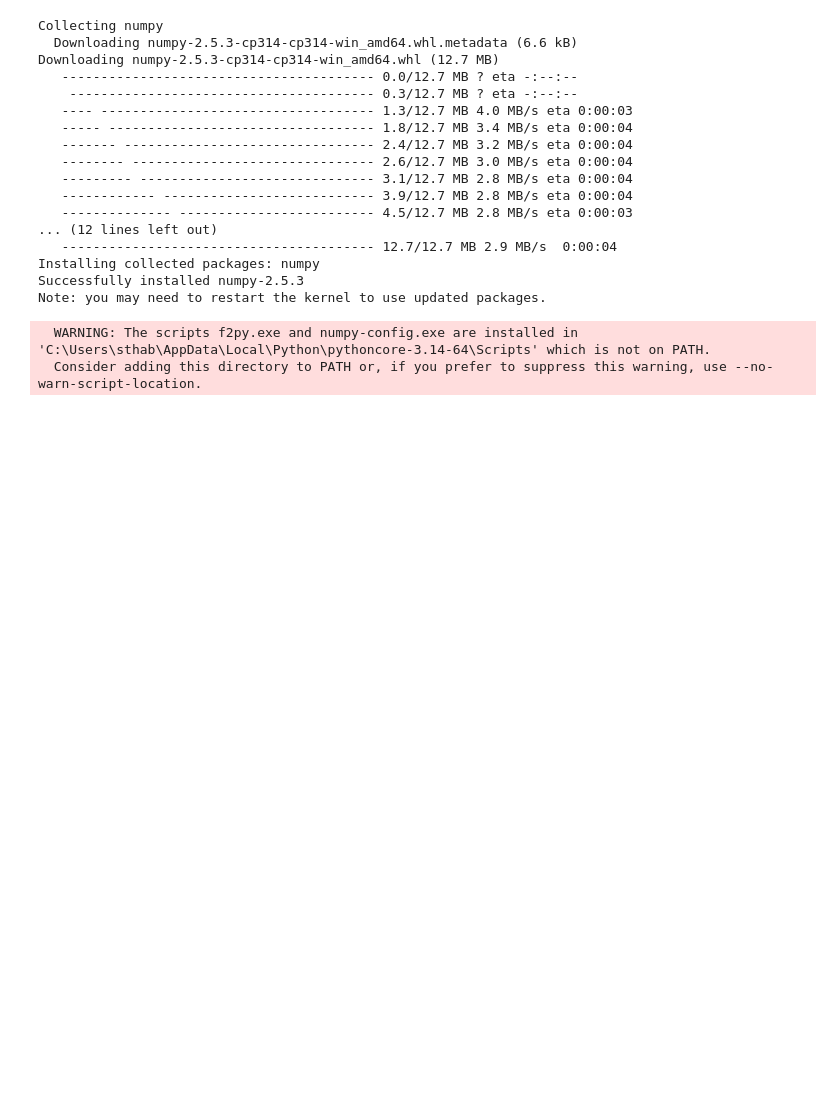
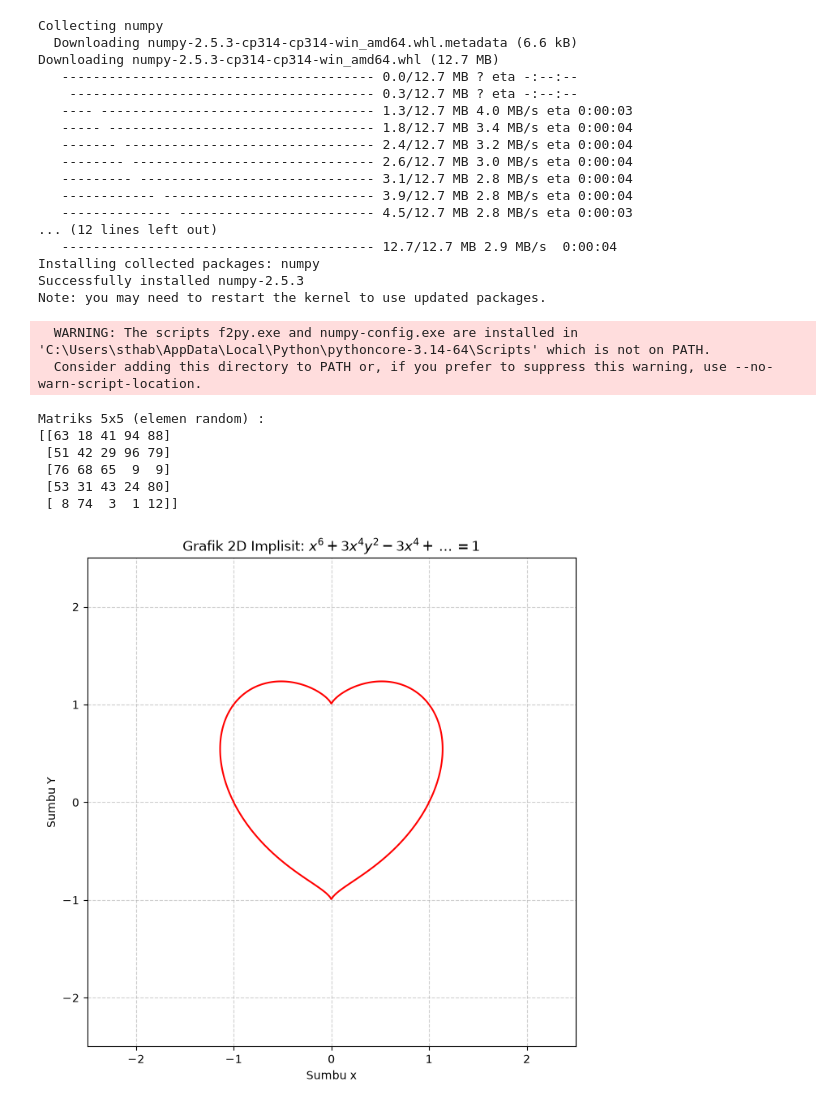
Before and after one commit to tamara-sinaga/CERTAN, a Jupyter notebook: week 1/Praktikum.ipynb, the cells around one changed output. Drawn from its saved outputs; the diff is of its cells as text; code cells hidden in the pictures; blank space fills up the shorter version.

```diff
--- a/week 1/tes.ipynb
+++ b/week 1/Praktikum.ipynb
@@ -805,3 +805,48 @@ Successfully installed numpy-2.5.3
 Note: you may need to restart the kernel to use updated packages.
   WARNING: The scripts f2py.exe and numpy-config.exe are installed in 'C:\Users\sthab\AppData\Local\Python\pythoncore-3.14-64\Scripts' which is not on PATH.
   Consider adding this directory to PATH or, if you prefer to suppress this warning, use --no-warn-script-location.
+# %%
+#Tugas_01_42324042
+
+import numpy as np
+
+# membuat matriks 5x5 dengan elemen random (bilangan bulat 1 - 99)
+matriks = np.random.randint(1, 100, size=(5, 5))
+
+print("Matriks 5x5 (elemen random) :")
+print(matriks)
+# %% [output]
+Matriks 5x5 (elemen random) :
+[[63 18 41 94 88]
+ [51 42 29 96 79]
+ [76 68 65  9  9]
+ [53 31 43 24 80]
+ [ 8 74  3  1 12]]
+# %%
+#Tugas_02_42324042
+
+import numpy as np
+import matplotlib.pyplot as plt
+
+x = np.linspace(-2.5, 2.5, 800)
+y = np.linspace(-2.5, 2.5, 800)
+X, Y = np.meshgrid(x, y)
+
+# Mendefinisikan persamaan f(x, y)
+F = X ** 6 + 3*X ** 4*Y ** 2 -3*X ** 4 + 3*X ** 2*Y ** 4 - X ** 2*Y ** 3 - 6*X ** 2*Y ** 2 + 3*X ** 2 + Y ** 6 - 3*Y ** 4 + 3*Y ** 2
+
+# Membuat plot contour untuk F(X, Y) = 1
+plt.figure(figsize=(7,7))
+plt.contour(X, Y, F, levels=[1], colors='red')
+
+# Pengaturan tampilan grafik
+plt.title(r'Grafik 2D Implisit: $x^6+3x^4y^2-3x^4+\dots=1$')
+plt.xlabel('Sumbu x')
+plt.ylabel('Sumbu Y')
+plt.grid(True, linestyle='--', alpha=0.6)
+plt.gca().set_aspect('equal', adjustable='box')
+
+plt.tight_layout()
+plt.show()
+# %% [output]
+[figure, added]
```
Also changed, not shown: parts of 2 cells of this notebook.
